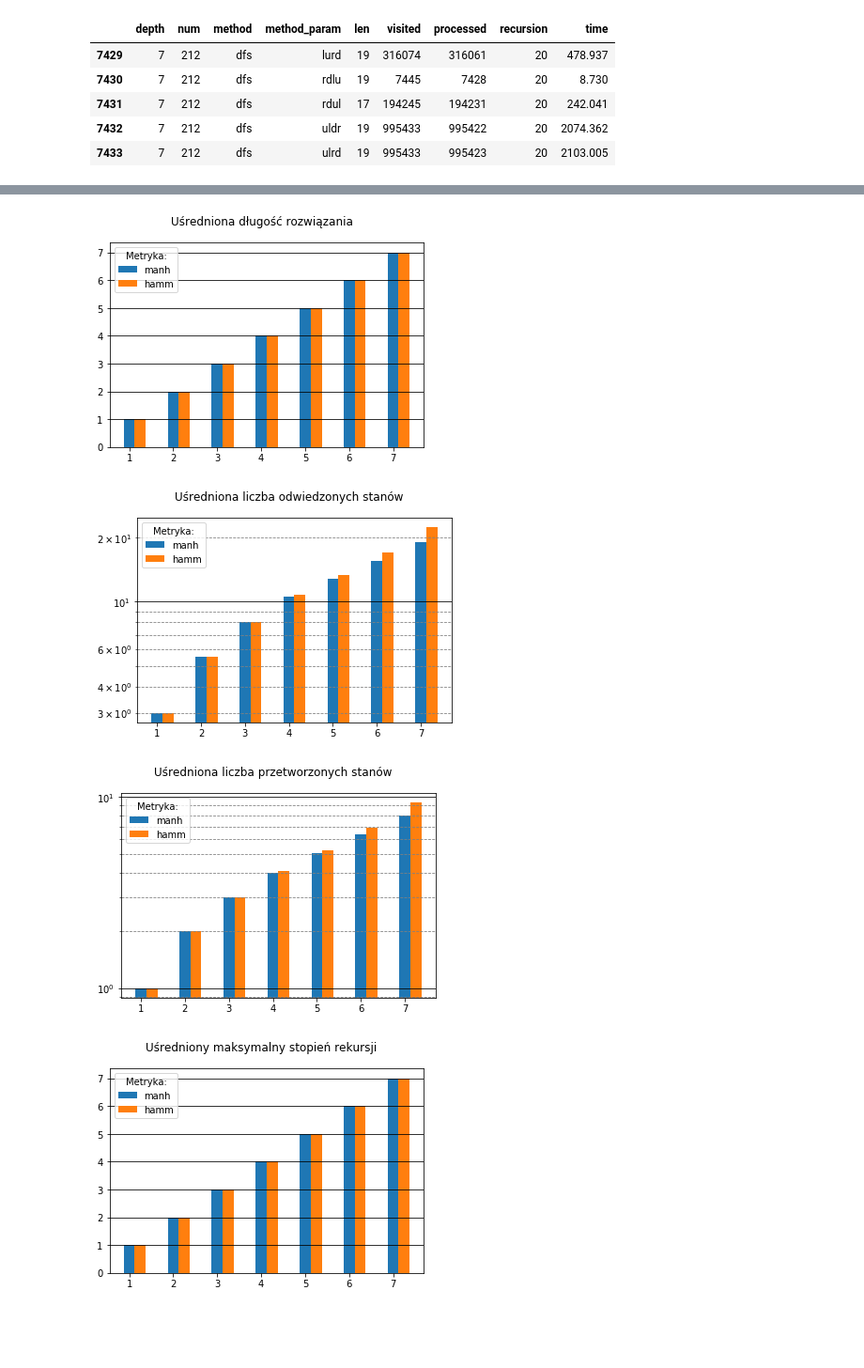
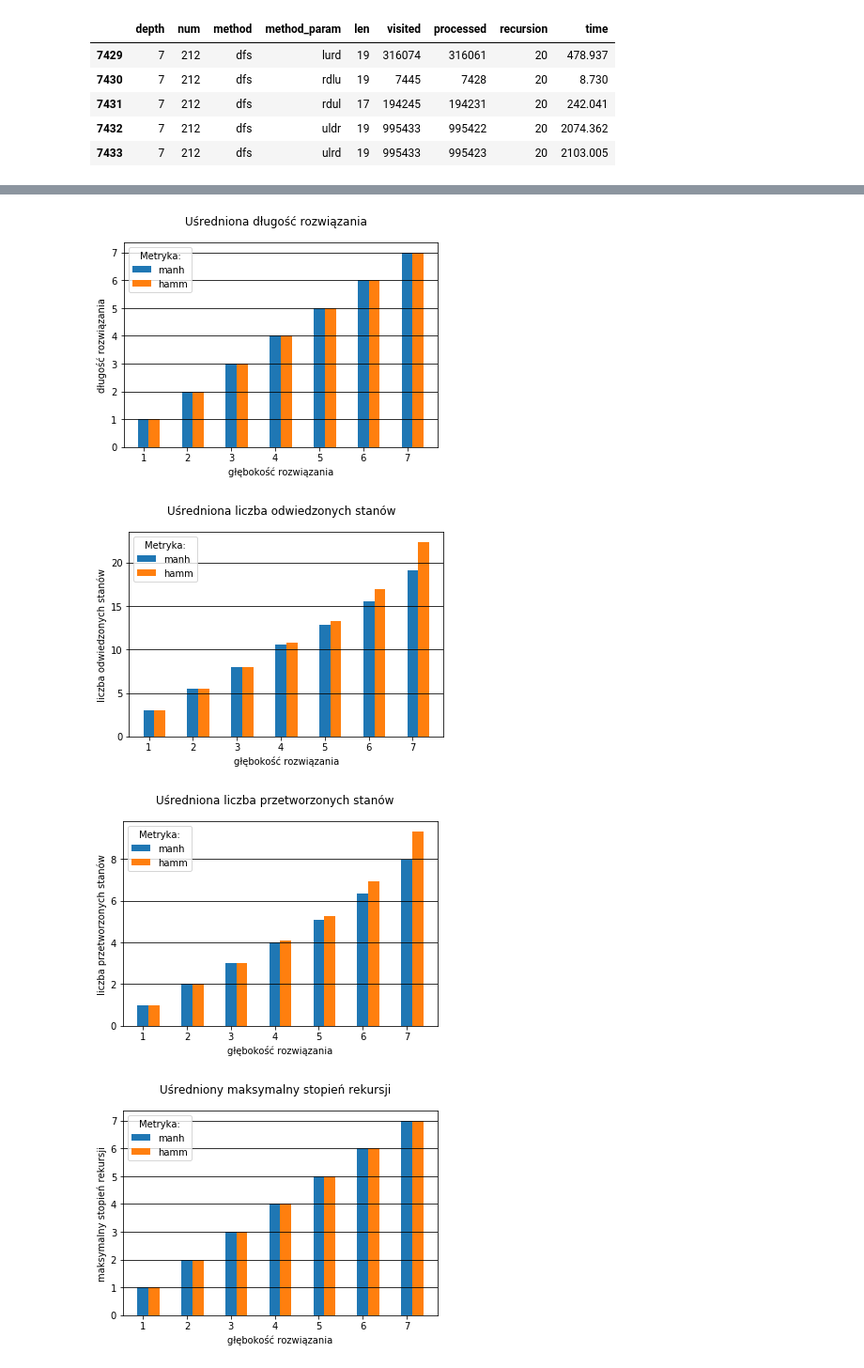
Before and after one commit to mpajkowski/puzzle_solver, a Jupyter notebook: Untitled.ipynb, the cells around one changed output, grey strips where cells are left out. Shown at 94% size. Saved outputs shown, nothing was run; the diff lists cells and outputs as text; code cells hidden in the pictures; blank space fills up the shorter version.

```diff
--- a/Untitled.ipynb
+++ b/Untitled.ipynb
@@ -114,6 +114,11 @@ def plot_avg_cmp(col, yscale='log', yticks=None):
         plt.yticks(yticks)
 
     plt.suptitle(col_dict[col])
+    plt.ylabel(col_dict[col].split(' ', 1)[1])
+
+    plt.xlabel('głębokość rozwiązania')
+
+
     plt.show()
 
 def plot_avg_cmp_heuristic(col, yscale='linear'):
@@ -135,9 +140,13 @@ def plot_avg_cmp_heuristic(col, yscale='linear'):
     plt.yscale(yscale)
 
     plt.suptitle(col_dict[col])
+    plt.xlabel('głębokość rozwiązania')
+
+    plt.ylabel(col_dict[col].split(' ', 1)[1])
+
     plt.show()
 
-def plot_avg_cmp_order(col, strategy, yscale='linear'):
+def plot_avg_cmp_order(col, strategy, yscale='linear', yticks=None):
     width = 0.1
 
     rdul = avg(col, str(strategy), 'rdul')
@@ -169,9 +178,17 @@ def plot_avg_cmp_order(col, strategy, yscale='linear'):
     plt.legend(title=str(strategy).upper() + ' - porządek', bbox_to_anchor=(1.1, 1.0), loc="upper right")
     plt.yscale(yscale)
 
+    if yticks is not None:
+        plt.yticks(yticks)
+
     plt.suptitle(col_dict[col])
+    plt.xlabel('głębokość rozwiązania')
+
+    plt.ylabel(col_dict[col].split(' ', 1)[1])
+
     plt.rcParams["figure.figsize"] = (12, 5)
 
+
     plt.show()
 # %%
 _ = plot_avg_cmp('len', yscale='linear', yticks=range(0, 21, 2))
@@ -188,11 +205,11 @@ _ = plot_avg_cmp('time')
 # %%
 _ = plot_avg_cmp_heuristic('len')
-_ = plot_avg_cmp_heuristic('visited', yscale='log')
-_ = plot_avg_cmp_heuristic('processed', yscale='log')
+_ = plot_avg_cmp_heuristic('visited')
+_ = plot_avg_cmp_heuristic('processed')
 _ = plot_avg_cmp_heuristic('recursion')
-_ = plot_avg_cmp_heuristic('time', yscale='log')
+_ = plot_avg_cmp_heuristic('time')
 # %% [output]
-[figure, old version]
+[figure, new version]
-[figure, old version]
+[figure, new version]
-[figure, old version]
+[figure, new version]
-[figure, old version]
+[figure, new version]
```
Also changed, not shown: parts of 4 cells of this notebook, 22 other files.
